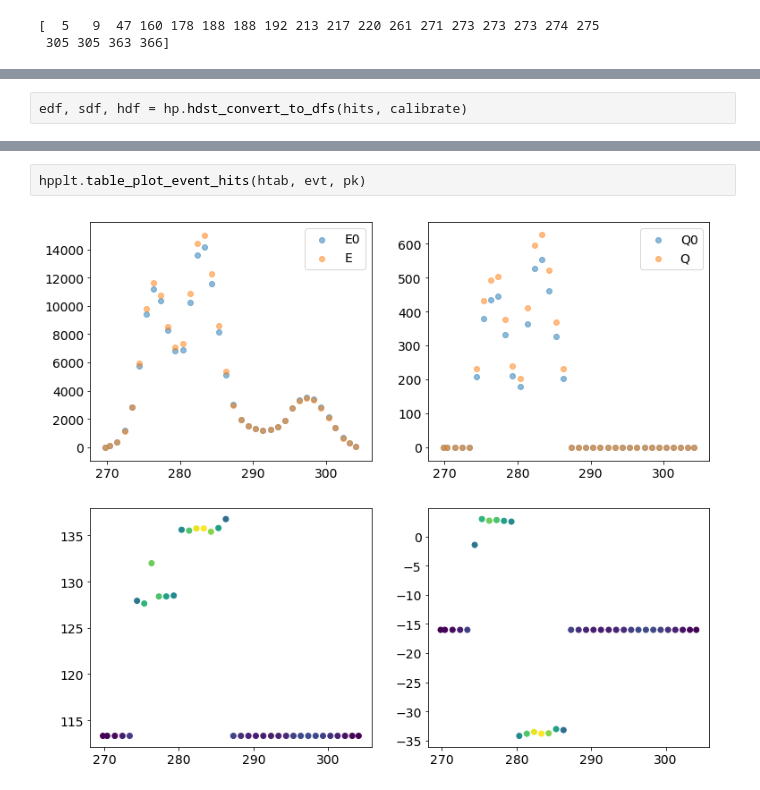
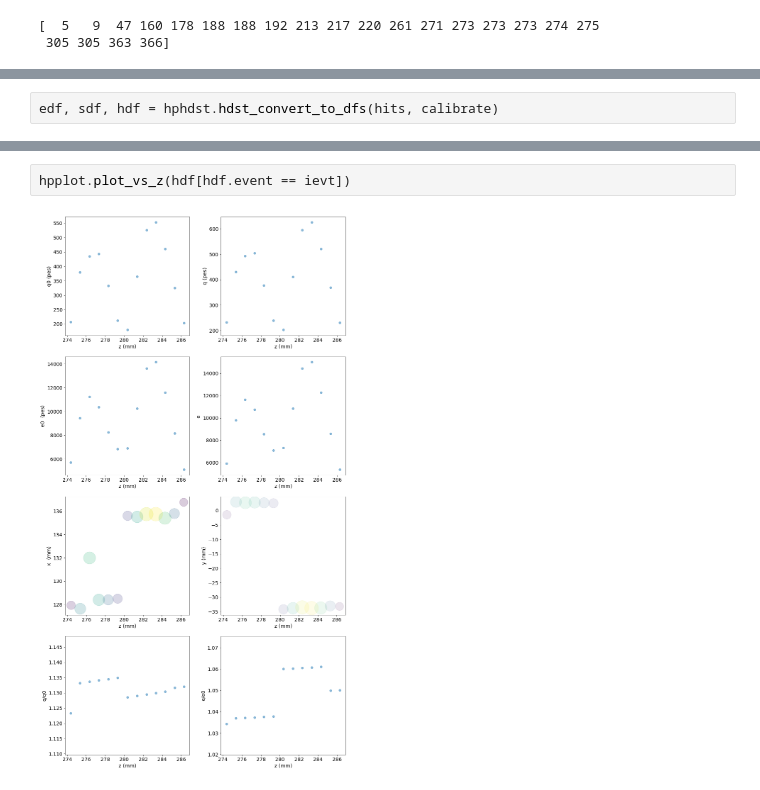
Before and after one commit to jahernando/CsThNB, a Jupyter notebook: JAH/hdst_tables_example.ipynb, the cells around one changed output, grey strips where cells are left out. Drawn from its saved outputs; the diff is of its cells as text.

```diff
--- a/JAH/hdst_tables_example.ipynb
+++ b/JAH/hdst_tables_example.ipynb
@@ -171,3 +166,3 @@ hpplt.table_plot_event_hits(htab, evt, pk)
 # %%
-edf, sdf, hdf = hp.hdst_convert_to_dfs(hits, calibrate)
+edf, sdf, hdf = hphdst.hdst_convert_to_dfs(hits, calibrate)
 # %%
@@ -175,6 +170,6 @@ hpplt.table_plot_var(etab, ['q0', 'q', 'e0', 'e', 'x0', 'x', 'y0', 'y', 'z0', 'z
 # %% [output]
 [figure]
-# %%
-hpplt.table_plot_event_hits(htab, evt, pk)
-# %% [output]
-[figure, removed]
+# %%
+hpplot.plot_vs_z(hdf[hdf.event == ievt])
+# %% [output]
+[figure, added]
```
Also changed, not shown: parts of 19 cells of this notebook.
